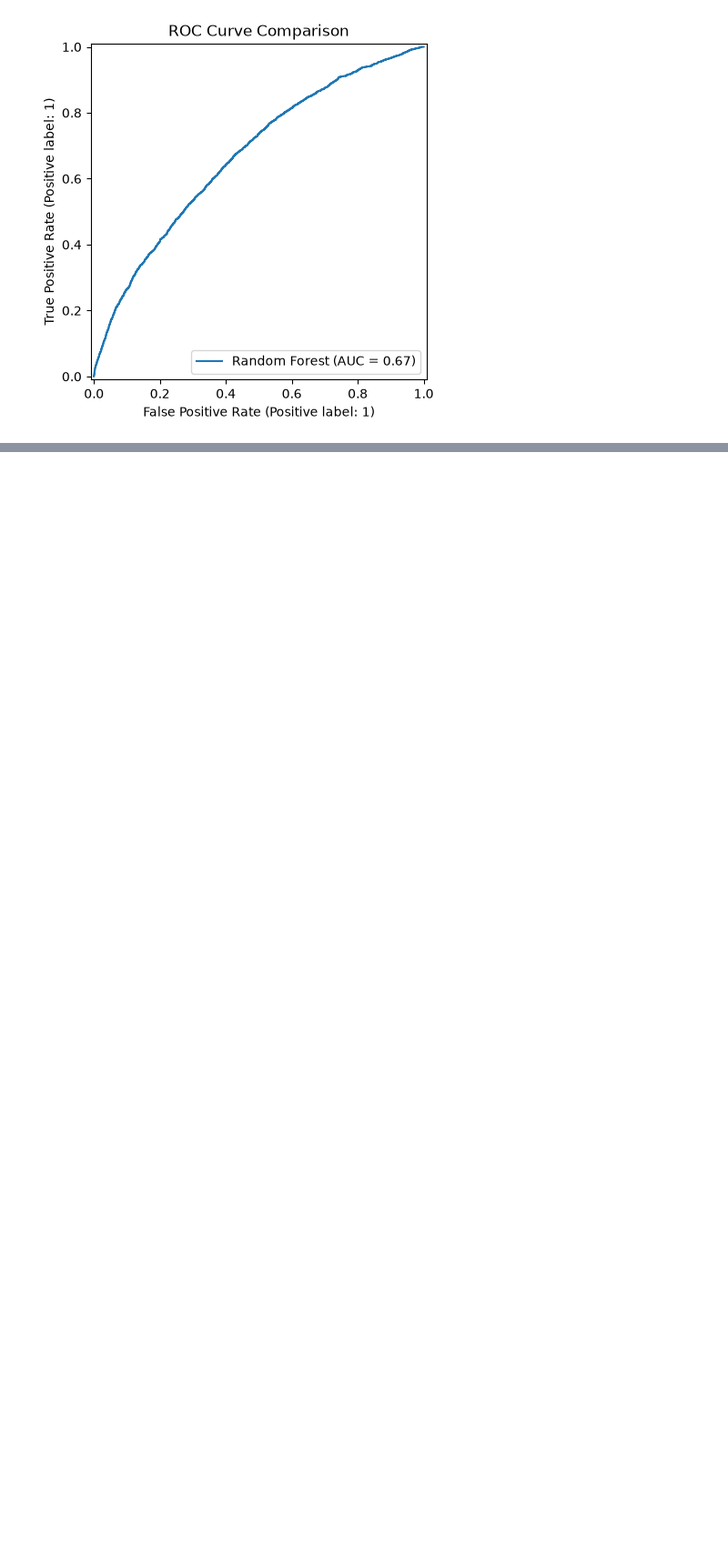
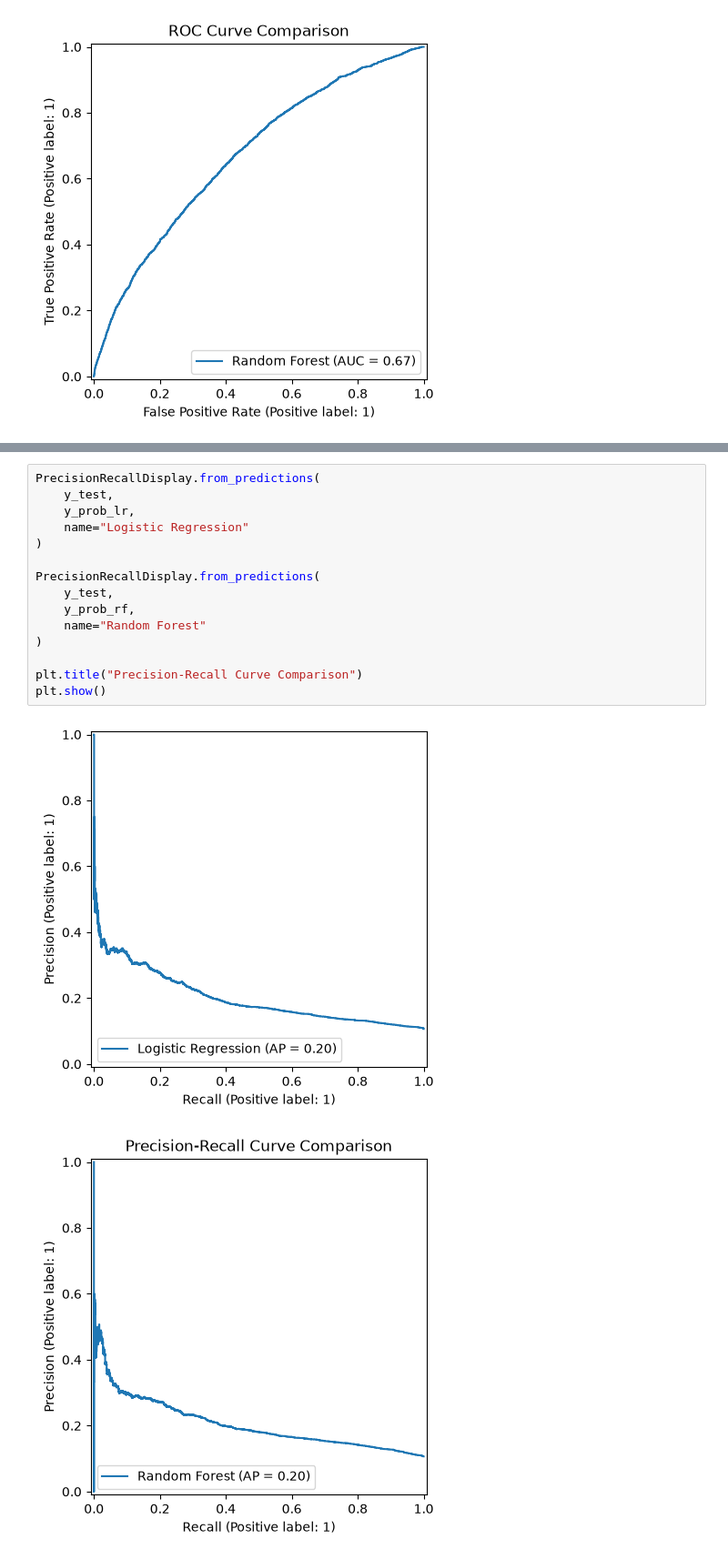
Before and after one commit to Monica-Sithole/StadioCare-Readmission-Prediction, a Jupyter notebook: src/ModelComparison.ipynb, the cells around one changed output, grey strips where cells are left out. Shown at 91% size. Saved outputs shown, nothing was run; the diff lists cells and outputs as text; blank space fills up the shorter version.

Commit message:
Model Comparison

```diff
--- a/src/ModelComparison.ipynb
+++ b/src/ModelComparison.ipynb
@@ -181,0 +184,18 @@ plt.show()
+# %%
+PrecisionRecallDisplay.from_predictions(
+    y_test,
+    y_prob_lr,
+    name="Logistic Regression"
+)
+
+PrecisionRecallDisplay.from_predictions(
+    y_test,
+    y_prob_rf,
+    name="Random Forest"
+)
+
+plt.title("Precision-Recall Curve Comparison")
+plt.show()
+# %% [output]
+[figure, added]
+[figure, added]
```
Also changed, not shown: parts of 7 cells of this notebook, 2 other files.
